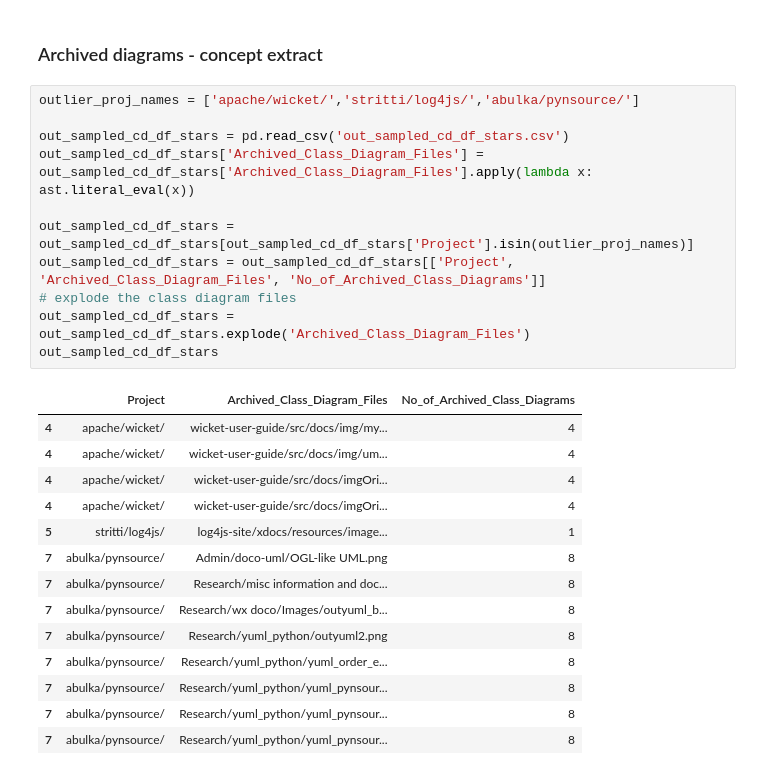
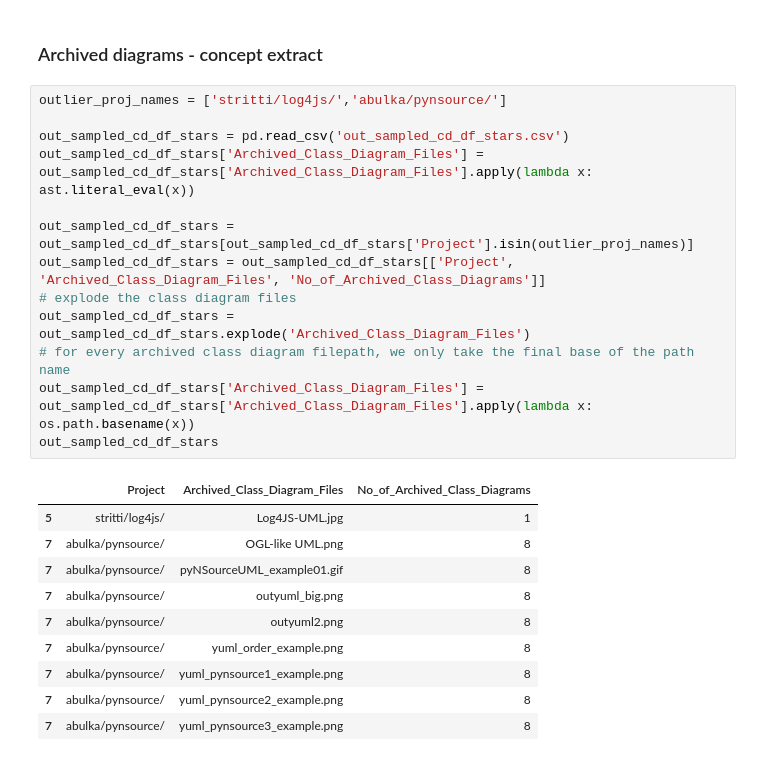
Before and after one commit to zakipauzi/uml_code_traceability, a Jupyter notebook: 3_extract_concepts.ipynb, the cells around one changed output. Drawn from its saved outputs; the diff is of its cells as text.

Commit message:
completed zipped extraction for concepts and diagrams

```diff
--- a/3_extract_concepts.ipynb
+++ b/3_extract_concepts.ipynb
@@ -355,31 +356,29 @@ for proj_name in outlier_proj_names:
 # %% [markdown]
 ### Archived diagrams - concept extract
 # %%
-outlier_proj_names = ['apache/wicket/','stritti/log4js/','abulka/pynsource/']
+outlier_proj_names = ['stritti/log4js/','abulka/pynsource/']
 
 out_sampled_cd_df_stars = pd.read_csv('out_sampled_cd_df_stars.csv')
 out_sampled_cd_df_stars['Archived_Class_Diagram_Files'] = out_sampled_cd_df_stars['Archived_Class_Diagram_Files'].apply(lambda x: ast.literal_eval(x))
 
 out_sampled_cd_df_stars = out_sampled_cd_df_stars[out_sampled_cd_df_stars['Project'].isin(outlier_proj_names)]
 out_sampled_cd_df_stars = out_sampled_cd_df_stars[['Project',	'Archived_Class_Diagram_Files',	'No_of_Archived_Class_Diagrams']]
 # explode the class diagram files
 out_sampled_cd_df_stars = out_sampled_cd_df_stars.explode('Archived_Class_Diagram_Files')
+# for every archived class diagram filepath, we only take the final base of the path name
+out_sampled_cd_df_stars['Archived_Class_Diagram_Files'] = out_sampled_cd_df_stars['Archived_Class_Diagram_Files'].apply(lambda x: os.path.basename(x))
 out_sampled_cd_df_stars
 # %% [output]
 |  | Project | Archived_Class_Diagram_Files | No_of_Archived_Class_Diagrams |
-| 4 | apache/wicket/ | wicket-user-guide/src/docs/img/my... | 4 |
-| 4 | apache/wicket/ | wicket-user-guide/src/docs/img/um... | 4 |
-| 4 | apache/wicket/ | wicket-user-guide/src/docs/imgOri... | 4 |
-| 4 | apache/wicket/ | wicket-user-guide/src/docs/imgOri... | 4 |
-| 5 | stritti/log4js/ | log4js-site/xdocs/resources/image... | 1 |
-| 7 | abulka/pynsource/ | Admin/doco-uml/OGL-like UML.png | 8 |
-| 7 | abulka/pynsource/ | Research/misc information and doc... | 8 |
-| 7 | abulka/pynsource/ | Research/wx doco/Images/outyuml_b... | 8 |
-| 7 | abulka/pynsource/ | Research/yuml_python/outyuml2.png | 8 |
-| 7 | abulka/pynsource/ | Research/yuml_python/yuml_order_e... | 8 |
-| 7 | abulka/pynsource/ | Research/yuml_python/yuml_pynsour... | 8 |
-| 7 | abulka/pynsource/ | Research/yuml_python/yuml_pynsour... | 8 |
-| 7 | abulka/pynsource/ | Research/yuml_python/yuml_pynsour... | 8 |
+| 5 | stritti/log4js/ | Log4JS-UML.jpg | 1 |
+| 7 | abulka/pynsource/ | OGL-like UML.png | 8 |
+| 7 | abulka/pynsource/ | pyNSourceUML_example01.gif | 8 |
+| 7 | abulka/pynsource/ | outyuml_big.png | 8 |
+| 7 | abulka/pynsource/ | outyuml2.png | 8 |
+| 7 | abulka/pynsource/ | yuml_order_example.png | 8 |
+| 7 | abulka/pynsource/ | yuml_pynsource1_example.png | 8 |
+| 7 | abulka/pynsource/ | yuml_pynsource2_example.png | 8 |
+| 7 | abulka/pynsource/ | yuml_pynsource3_example.png | 8 |
 # %%
 # For every project, we will extract the concepts from the class diagrams. The class diagrams can be found in the 'class_diagrams' folder.
 # The extracted concepts will be saved in the 'extracted_concepts' folder.
```
Also changed, not shown: parts of 12 cells of this notebook, 59 other files.
